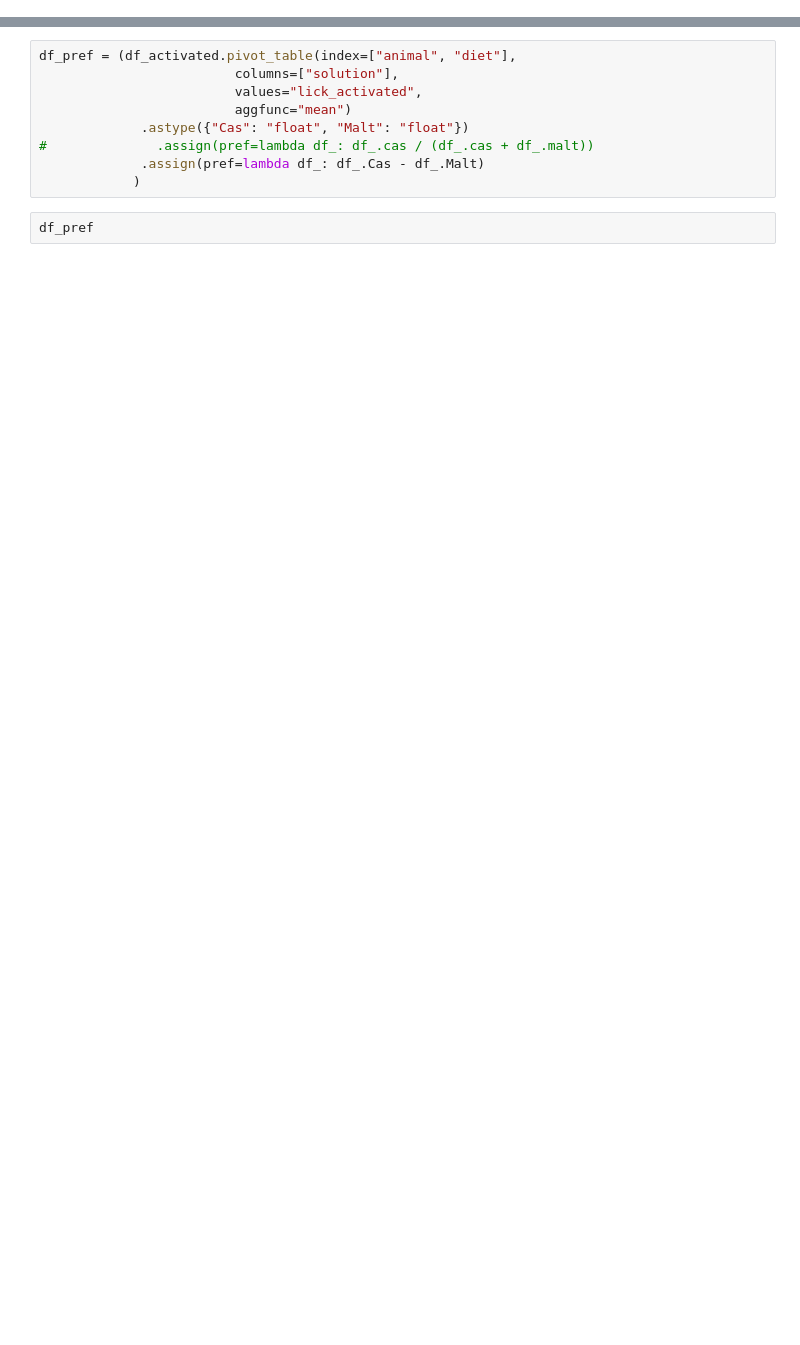
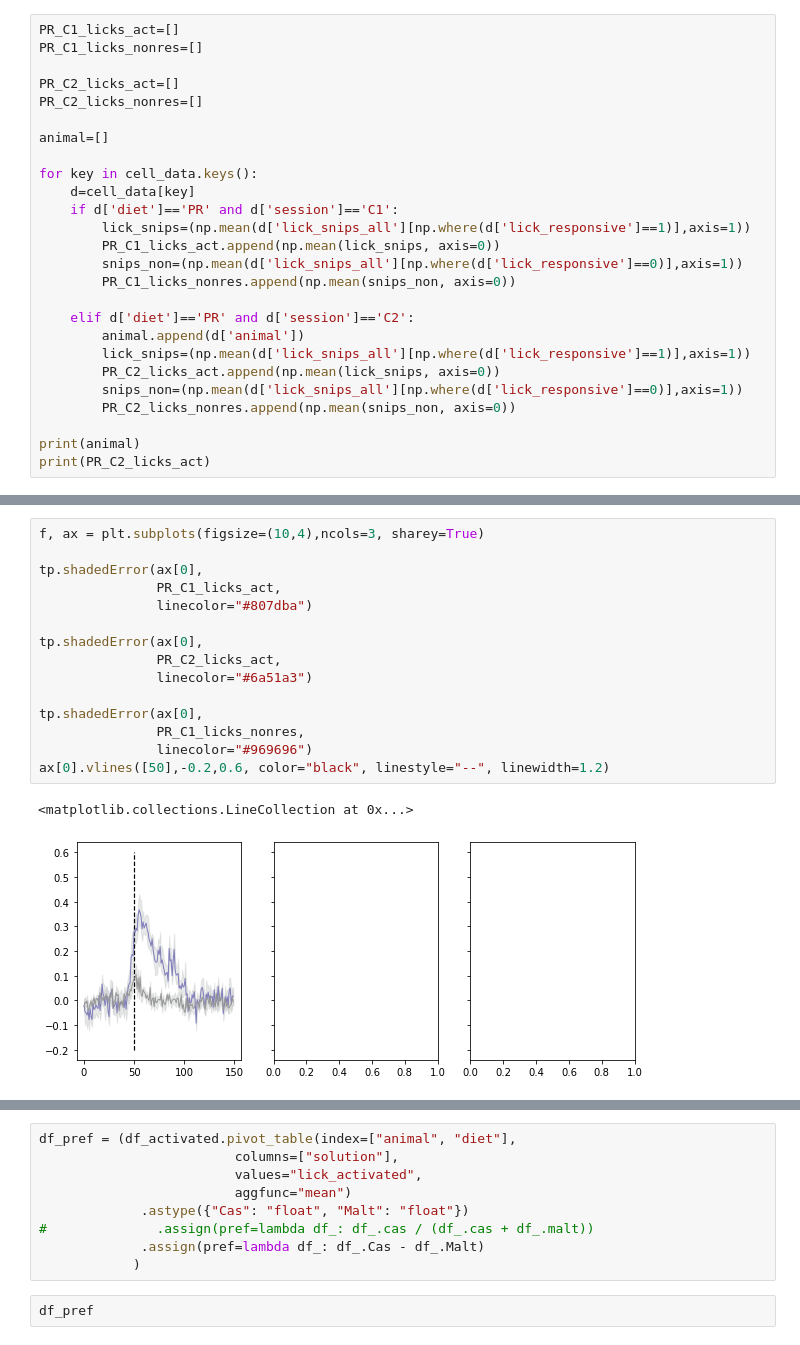
Before and after one commit to jetsetmette/VGP, a Jupyter notebook: notebooks/BNA_figs_grouped.ipynb, the cells around one changed output, grey strips where cells are left out. Cells and saved outputs as stored; diff of their text form; blank space fills up the shorter version.

```diff
--- a/notebooks/BNA_figs_grouped.ipynb
+++ b/notebooks/BNA_figs_grouped.ipynb
@@ -40,0 +70,26 @@ for row in rows:
+# %%
+PR_C1_licks_act=[]
+PR_C1_licks_nonres=[]
+
+PR_C2_licks_act=[]
+PR_C2_licks_nonres=[]
+
+animal=[]
+
+for key in cell_data.keys():
+    d=cell_data[key]
+    if d['diet']=='PR' and d['session']=='C1':
+        lick_snips=(np.mean(d['lick_snips_all'][np.where(d['lick_responsive']==1)],axis=1))
+        PR_C1_licks_act.append(np.mean(lick_snips, axis=0))
+        snips_non=(np.mean(d['lick_snips_all'][np.where(d['lick_responsive']==0)],axis=1))
+        PR_C1_licks_nonres.append(np.mean(snips_non, axis=0))
+
+    elif d['diet']=='PR' and d['session']=='C2':
+        animal.append(d['animal'])
+        lick_snips=(np.mean(d['lick_snips_all'][np.where(d['lick_responsive']==1)],axis=1))
+        PR_C2_licks_act.append(np.mean(lick_snips, axis=0))
+        snips_non=(np.mean(d['lick_snips_all'][np.where(d['lick_responsive']==0)],axis=1))
+        PR_C2_licks_nonres.append(np.mean(snips_non, axis=0))
+
+print(animal)
+print(PR_C2_licks_act)
@@ -41 +114,19 @@ for row in rows:
+# %%
+f, ax = plt.subplots(figsize=(10,4),ncols=3, sharey=True)
+
+tp.shadedError(ax[0],
+               PR_C1_licks_act,
+               linecolor="#807dba")
+
+tp.shadedError(ax[0],
+               PR_C2_licks_act,
+               linecolor="#6a51a3")
+
+tp.shadedError(ax[0],
+               PR_C1_licks_nonres,
+               linecolor="#969696")
+ax[0].vlines([50],-0.2,0.6, color="black", linestyle="--", linewidth=1.2)
+# %% [output]
+<matplotlib.collections.LineCollection at 0x...>
+[figure, added]
 # %%
```
Also changed, not shown: parts of 15 cells of this notebook.
